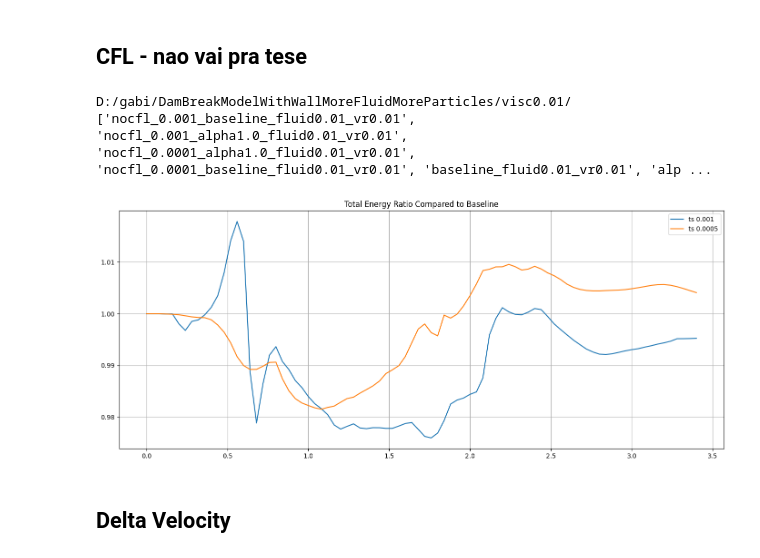
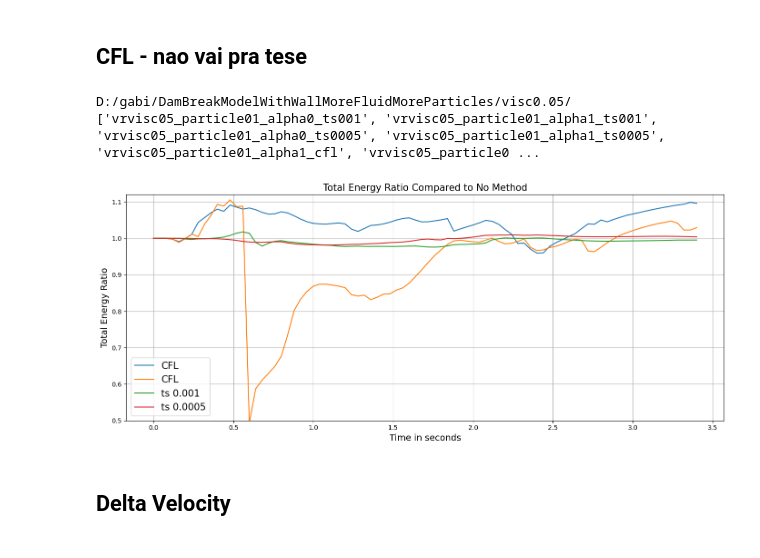
Before and after one commit to gabiileticia/analysis, a Jupyter notebook: final_notebook.ipynb, the cells around one changed output. Drawn from its saved outputs; the diff is of its cells as text; code cells hidden in the pictures.

```diff
--- a/final_notebook.ipynb
+++ b/final_notebook.ipynb
@@ -383,18 +489,18 @@ plt.show()
 # %%
 scene = 'DamBreakModelWithWallMoreFluidMoreParticles'
 
-folder_path = splishsplash_path + scene + '/visc0.01/'
+folder_path = splishsplash_path + scene + '/visc0.05/'
 
 print(folder_path)
 folders = os.listdir(folder_path)
-folders.remove('comparingall.blend')
-folders.remove('comparingall.blend1')
-folders.remove('old-larger_fluid_breaking_on_top')
+folders.remove('old')
+# folders.remove('comparingall.blend1')
+# folders.remove('old-larger_fluid_breaking_on_top')
 
 print(folders)
 # %% [output]
-D:/gabi/DamBreakModelWithWallMoreFluidMoreParticles/visc0.01/
-['nocfl_0.001_baseline_fluid0.01_vr0.01', 'nocfl_0.001_alpha1.0_fluid0.01_vr0.01', 'nocfl_0.0001_alpha1.0_fluid0.01_vr0.01', 'nocfl_0.0001_baseline_fluid0.01_vr0.01', 'baseline_fluid0.01_vr0.01', 'alp ...
+D:/gabi/DamBreakModelWithWallMoreFluidMoreParticles/visc0.05/
+['vrvisc05_particle01_alpha0_ts001', 'vrvisc05_particle01_alpha1_ts001', 'vrvisc05_particle01_alpha0_ts0005', 'vrvisc05_particle01_alpha1_ts0005', 'vrvisc05_particle01_alpha1_cfl', 'vrvisc05_particle0 ...
 # %%
 begin = 1
 end = 87
@@ -459,21 +565,26 @@ for folder in folders:
 # %%
 fig, axes = plt.subplots(1, 1, figsize=(14, 6))
 ax1= axes
 
 
-ax1.plot(time, [x / y for x, y in zip(avg_total_energy['alpha1.0_fluid0.01_vr0.01'], avg_total_energy['baseline_fluid0.01_vr0.01'])], label="CFL")
-ax1.plot(time, [x / y for x, y in zip(avg_total_energy['nocfl_0.001_alpha1.0_fluid0.01_vr0.01'], avg_total_energy['nocfl_0.001_baseline_fluid0.01_vr0.01'])], label="ts 0.001")
-ax1.plot(time, [x / y for x, y in zip(avg_total_energy['nocfl_0.0005_alpha1.0_fluid0.01_vr0.01'], avg_total_energy[ 'nocfl_0.0005_baseline_fluid0.01_vr0.01'])], label="ts 0.0005")
-ax1.plot(time, [x / y for x, y in zip(avg_total_energy['nocfl_0.0001_alpha1.0_fluid0.01_vr0.01'], avg_total_energy[ 'nocfl_0.0001_baseline_fluid0.01_vr0.01'])], label="ts 0.0001")
+ax1.plot(time, [x / y for x, y in zip(avg_total_energy['vrvisc05_particle01_alpha1_cfl'], avg_total_energy['vrvisc05_particle01_alpha0_cfl'])], label="CFL")
+ax1.plot(time, [x / y for x, y in zip(avg_total_energy['vrvisc05_particle01_alpha1_cfl2'], avg_total_energy['vrvisc05_particle01_alpha0_cfl2'])], label="CFL")
+ax1.plot(time, [x / y for x, y in zip(avg_total_energy['vrvisc05_particle01_alpha1_ts001'], avg_total_energy['vrvisc05_particle01_alpha0_ts001'])], label="ts 0.001")
+ax1.plot(time, [x / y for x, y in zip(avg_total_energy['vrvisc05_particle01_alpha1_ts0005'], avg_total_energy['vrvisc05_particle01_alpha0_ts0005'])], label="ts 0.0005")
 
-ax1.legend(fontsize=10)
+ax1.legend(fontsize=15)
 ax1.grid(True)
-ax1.set_title("Total Energy Ratio Compared to Baseline")
+ax1.set_title("Total Energy Ratio Compared to No Method", fontsize=15)
+ax1.set_xlabel('Time in seconds', fontsize=14)
+ax1.set_ylabel('Total Energy Ratio', fontsize=14)
+ax1.set_ylim(0.5,1.12)
 
 plt.tight_layout()
+
+plt.savefig('cfl.png', dpi=300, bbox_inches="tight")
 plt.show()
 # %% [output]
-[figure, old version]
+[figure, new version]
 # %% [markdown]
 ## Delta Velocity
 # %%
```
Also changed, not shown: parts of 49 cells of this notebook, 1 other file.
